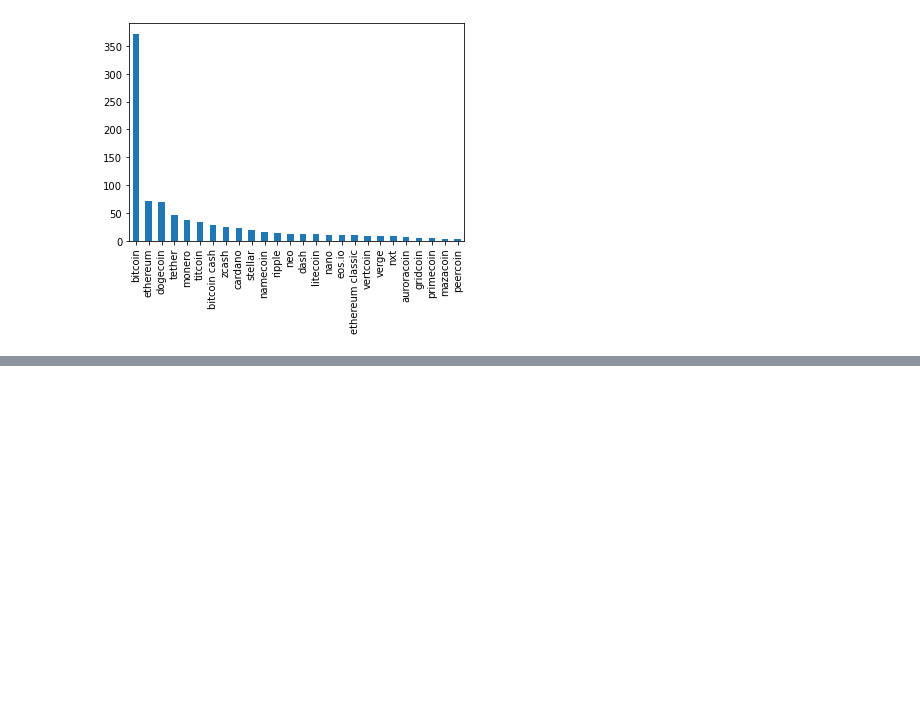
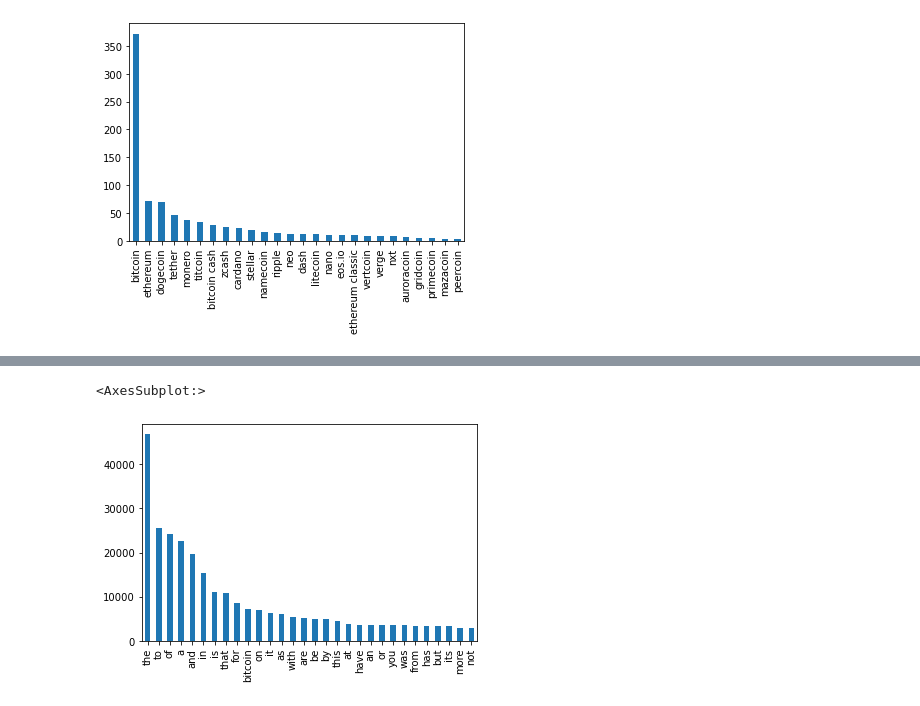
Before and after one commit to matthewkmoore/CryptoCurrency-Media-Analysis, a Jupyter notebook: Webcrawler.ipynb, the cells around one changed output, grey strips where cells are left out. Saved outputs shown, nothing was run; the diff lists cells and outputs as text; code cells hidden in the pictures; blank space fills up the shorter version.

```diff
--- a/Webcrawler.ipynb
+++ b/Webcrawler.ipynb
@@ -152,10 +434,7 @@ for i in range(len(cryptos)):
 
     # Check that the page loaded corectly
     if page.status_code==200:
-        # Fetch all paragraph text and load each paragraph into the corrpus
-        page_body = soup.find_all('p')
-
-        # Get all paragraph text from page
+        # Fetch all paragraph text and load each paragraph into the corpus
         page_body = soup.find_all('p')
 
         #construct complete page text
@@ -168,8 +447,7 @@ for i in range(len(cryptos)):
 
         # Fetch References
         # References are in an ordered list
-        # with IDs begining with cite_note
-        references = soup.find_all('li', {"id" : re.compile('cite.*')})
+        # containing class "External Text"
         references = soup.find_all('a', {"class" : "external text"})
         for ref in references:
             if ("wikipedia" not in ref.get('href')) and (".pdf" not in ref.get('href')):
@@ -191,7 +469,8 @@ Reference list size: 1308
 
 expanded_corpus = corpus.copy(deep=True)
 
-
+# Open each url in link_list
+# And ingest body content
 for i in range(len(link_list)):
     try:
         page = requests.get(link_list.document_url[i])
@@ -205,8 +484,8 @@ for i in range(len(link_list)):
         expanded_corpus.to_csv ('expanded_corpus.csv', index = None, header=True)
         print("Page(" + str(i) +")" + str(link_list.document_url[i]))
 
+    # check that page has loaded correctly
     if page.status_code==200:
-        page_text = soup(text=True)
 
         # Get all paragraph text from page
         page_body = soup.find_all('p')
@@ -341,0 +646,6 @@ expanded_corpus.document[0]
+# %%
+# Check word frequency distribution
+expanded_corpus.document.str.split(expand=True).stack().value_counts().head(30).plot.bar()
+# %% [output]
+<AxesSubplot:>
+[figure, added]
```
Also changed, not shown: parts of 26 cells of this notebook, 2 other files.
